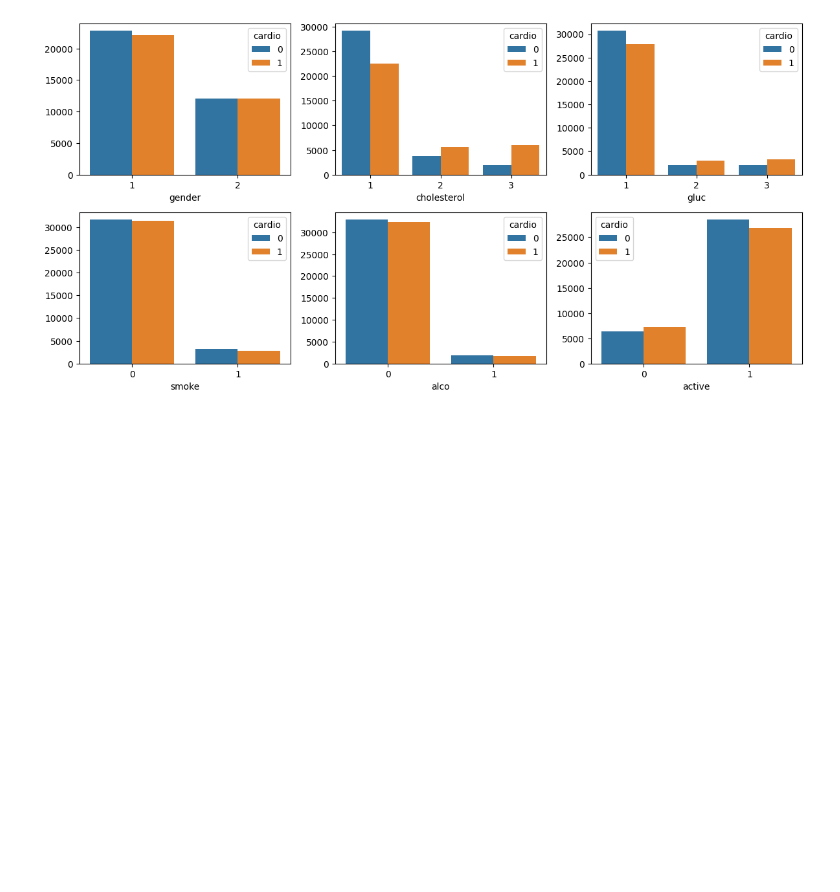
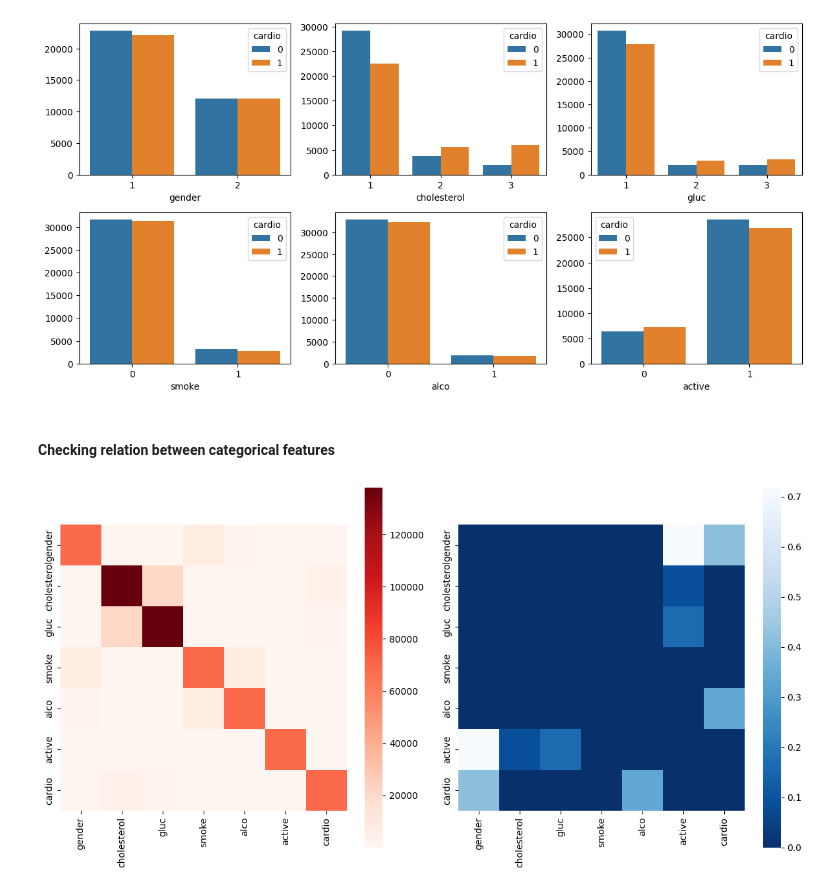
Before and after one commit to Shivam-3921/cardio_disease_prediction, a Jupyter notebook: cardio_diesease.ipynb, the cells around one changed output. Saved outputs shown, nothing was run; the diff lists cells and outputs as text; code cells hidden in the pictures; blank space fills up the shorter version.

```diff
--- a/cardio_diesease.ipynb
+++ b/cardio_diesease.ipynb
@@ -256,0 +256,29 @@ sns.histplot(df, x="age", hue="cholesterol", bins=15, kde=True)
+# %% [markdown]
+#### Checking relation between categorical features
+# %%
+#this function calculates chi^2 and p-value from the contigency table between two features
+def calc_chi2(df, feature1, feature2):
+    contingency_table = pd.crosstab(df[feature1],df[feature2],margins= True)
+    chi2_value, p_value, _, _ = chi2_contingency(contingency_table)
+    return chi2_value, p_value
+# %%
+chi2_matrix = np.zeros((len(categorical_columns), len(categorical_columns)))    #matrix for storing chi^2 values between all the features
+p_matrix = np.zeros_like(chi2_matrix)   #matrix for storing p-values between all the features
+
+for i,col1 in enumerate(categorical_columns):
+    for j,col2 in enumerate(categorical_columns):
+        chi2_value, p_value = calc_chi2(df,col1,col2)
+        chi2_matrix[i,j] = chi2_value
+        p_matrix[i,j] = p_value
+
+chi2_matrix = pd.DataFrame(data=chi2_matrix, index=categorical_columns, columns=categorical_columns)
+p_matrix = pd.DataFrame(data=p_matrix, index=categorical_columns, columns=categorical_columns)
+
+fig, ax = plt.subplots(1,2, figsize=(12,6))
+sns.heatmap(chi2_matrix, ax = ax[0], cmap="Reds")
+sns.heatmap(p_matrix, ax=ax[1], cmap="Blues_r")
+ax[0].set_aspect("equal")
+ax[1].set_aspect("equal")
+plt.tight_layout()
+# %% [output]
+[figure, added]
```
Also changed, not shown: parts of 24 cells of this notebook.
